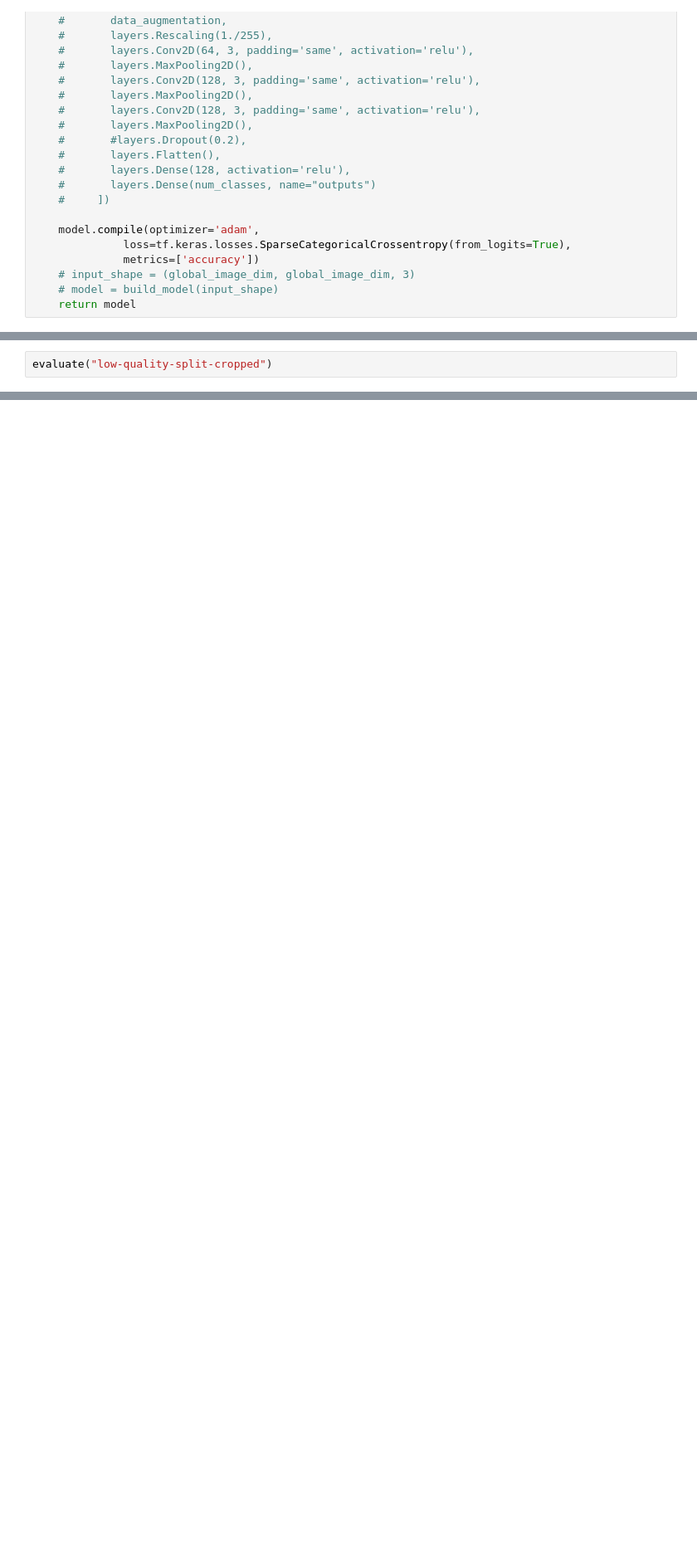
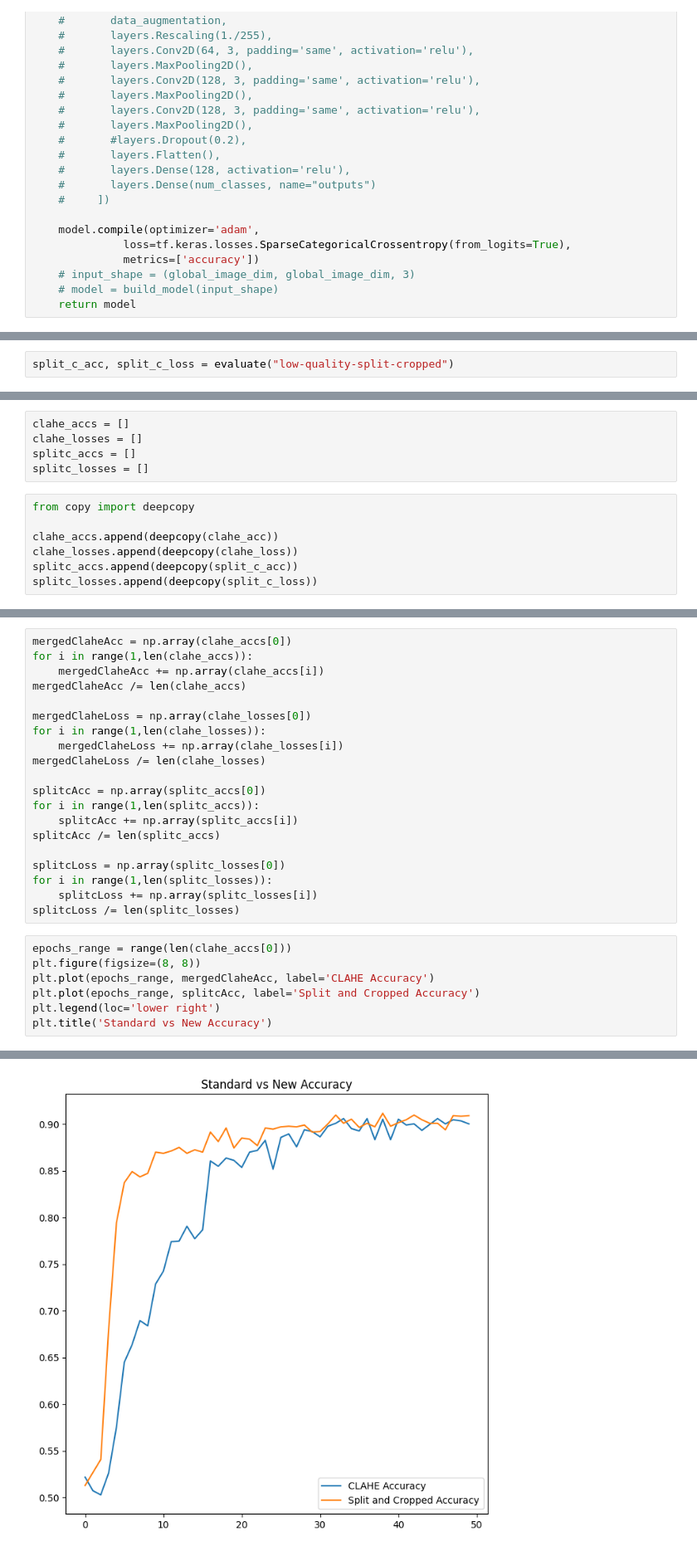
Before and after one commit to reubenchung/COMPSCI760-DEEPFAKE-PROJECT, a Jupyter notebook: Final.ipynb, the cells around one changed output, grey strips where cells are left out. Shown at 83% size. Saved outputs shown, nothing was run; the diff lists cells and outputs as text; blank space fills up the shorter version.

```diff
--- a/Final.ipynb
+++ b/Final.ipynb
@@ -408,6 +455,6 @@ Epoch 40/40
 44/44 ━━━━━━━━━━━━━━━━━━━━ 3s 74ms/step - accuracy: 0.8899 - loss: 0.2488 - val_accuracy: 0.8725 - val_loss: 0.3014
 [figure]
 # %%
-evaluate("low-quality-split-cropped")
+split_c_acc, split_c_loss = evaluate("low-quality-split-cropped")
 # %% [output]
 Found 1587 files belonging to 2 classes.
@@ -461,3 +508,15 @@ Epoch 39/40
 Epoch 40/40
 40/40 ━━━━━━━━━━━━━━━━━━━━ 3s 72ms/step - accuracy: 0.8978 - loss: 0.2259 - val_accuracy: 0.8707 - val_loss: 0.3687
 [figure]
+# %%
+clahe_accs = []
+clahe_losses = []
+splitc_accs = []
+splitc_losses = []
+# %%
+from copy import deepcopy
+
+clahe_accs.append(deepcopy(clahe_acc))
+clahe_losses.append(deepcopy(clahe_loss))
+splitc_accs.append(deepcopy(split_c_acc))
+splitc_losses.append(deepcopy(split_c_loss))
@@ -463,0 +573,28 @@ Epoch 40/40
+# %%
+mergedClaheAcc = np.array(clahe_accs[0])
+for i in range(1,len(clahe_accs)):
+    mergedClaheAcc += np.array(clahe_accs[i])
+mergedClaheAcc /= len(clahe_accs)
+
+mergedClaheLoss = np.array(clahe_losses[0])
+for i in range(1,len(clahe_losses)):
+    mergedClaheLoss += np.array(clahe_losses[i])
+mergedClaheLoss /= len(clahe_losses)
+
+splitcAcc = np.array(splitc_accs[0])
+for i in range(1,len(splitc_accs)):
+    splitcAcc += np.array(splitc_accs[i])
+splitcAcc /= len(splitc_accs)
+
+splitcLoss = np.array(splitc_losses[0])
+for i in range(1,len(splitc_losses)):
+    splitcLoss += np.array(splitc_losses[i])
+splitcLoss /= len(splitc_losses)
+# %%
+epochs_range = range(len(clahe_accs[0]))
+plt.figure(figsize=(8, 8))
+plt.plot(epochs_range, mergedClaheAcc, label='CLAHE Accuracy')
+plt.plot(epochs_range, splitcAcc, label='Split and Cropped Accuracy')
+plt.legend(loc='lower right')
+plt.title('Standard vs New Accuracy')
+# %% [output]
@@ -463,0 +602 @@ Epoch 40/40
+[figure, added]
```
Also changed, not shown: parts of 14 cells of this notebook.
